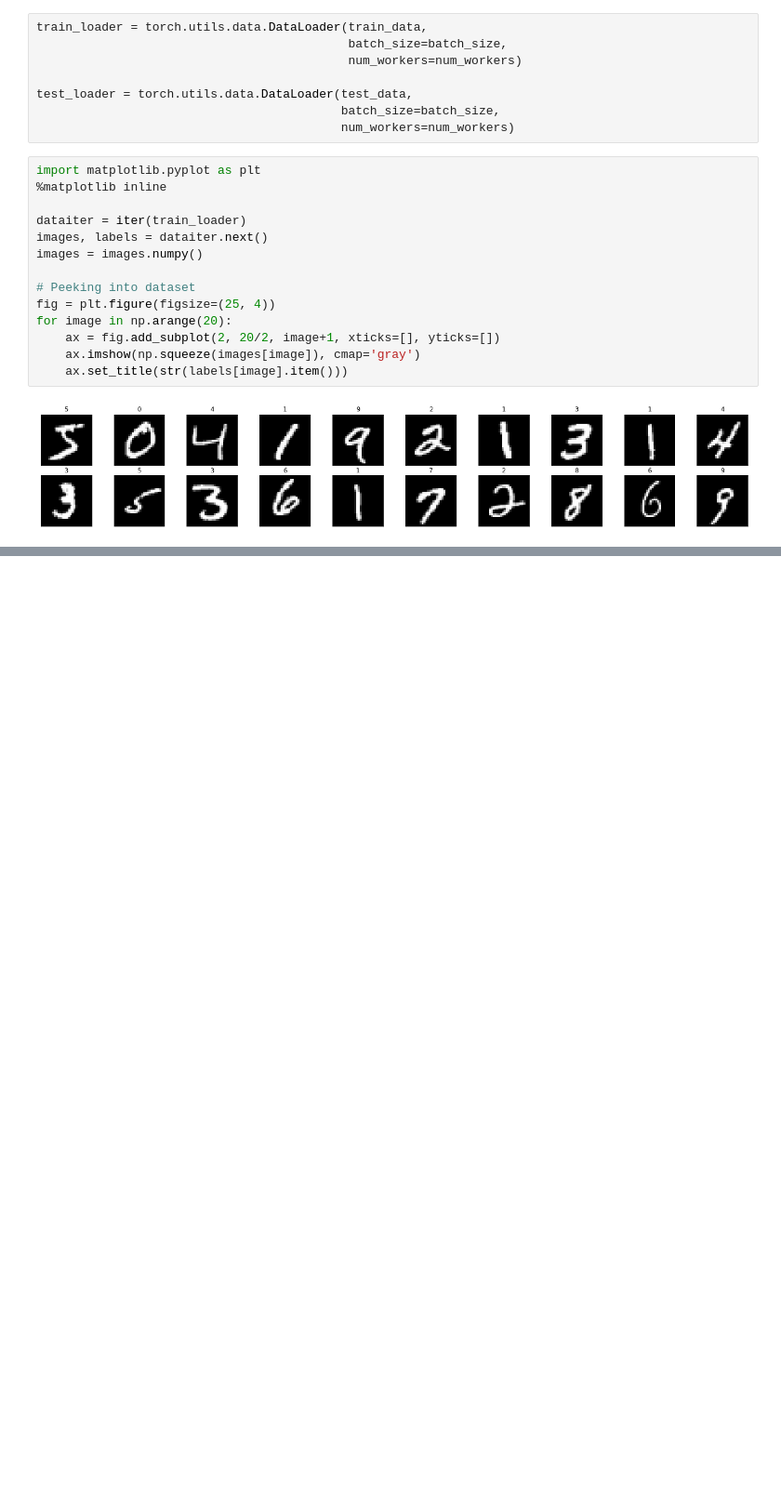
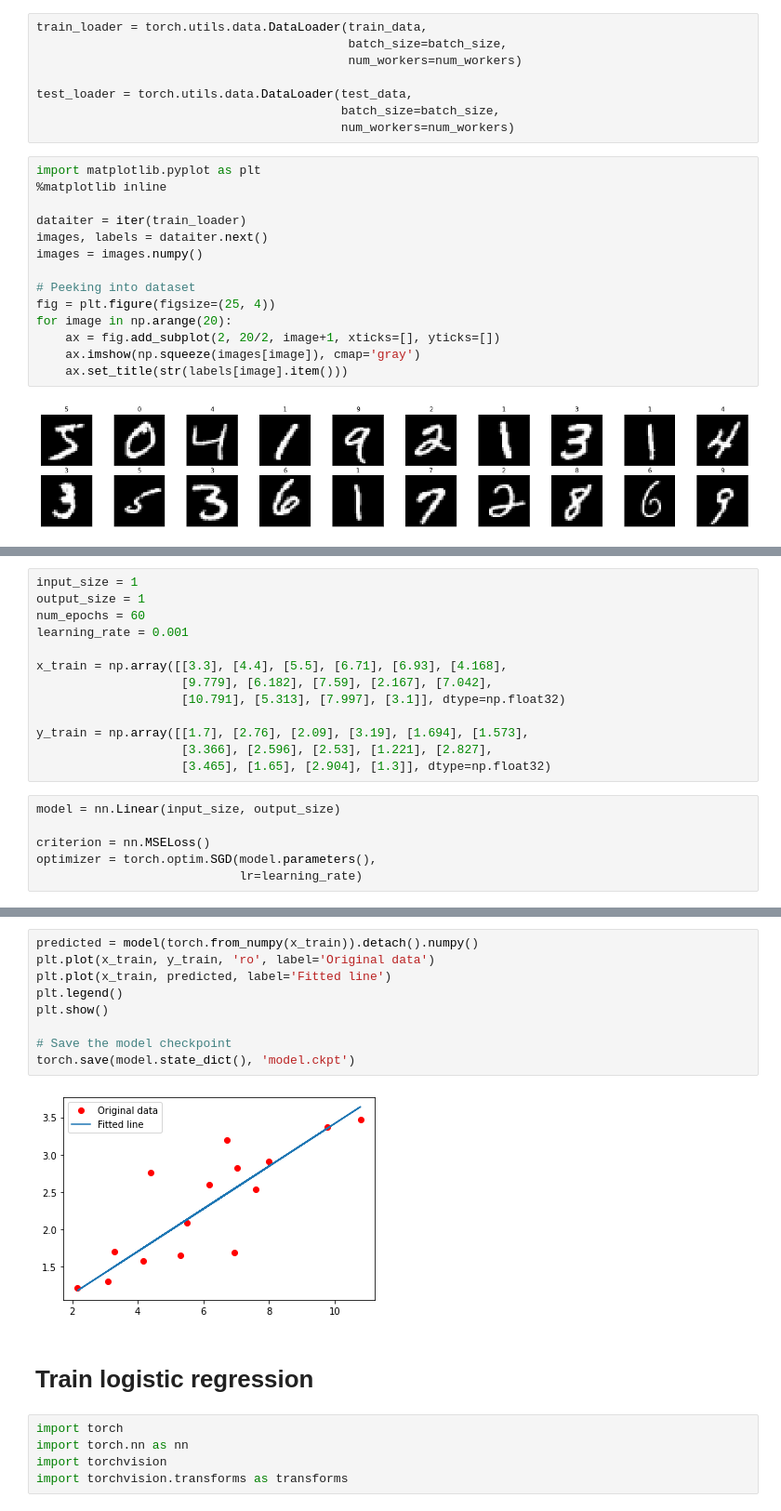
Before and after one commit to danik-tro/deep-learning, a Jupyter notebook: DNN/DNN.ipynb, the cells around one changed output, grey strips where cells are left out. Shown at 93% size. Saved outputs shown, nothing was run; the diff lists cells and outputs as text; blank space fills up the shorter version.

Commit message:
Added Linear, Logistic and Neural network models

```diff
--- a/DNN/DNN.ipynb
+++ b/DNN/DNN.ipynb
@@ -43,0 +131,19 @@ for image in np.arange(20):
+# %%
+input_size = 1
+output_size = 1
+num_epochs = 60
+learning_rate = 0.001
+
+x_train = np.array([[3.3], [4.4], [5.5], [6.71], [6.93], [4.168],
+                    [9.779], [6.182], [7.59], [2.167], [7.042],
+                    [10.791], [5.313], [7.997], [3.1]], dtype=np.float32)
+
+y_train = np.array([[1.7], [2.76], [2.09], [3.19], [1.694], [1.573],
+                    [3.366], [2.596], [2.53], [1.221], [2.827],
+                    [3.465], [1.65], [2.904], [1.3]], dtype=np.float32)
+# %%
+model = nn.Linear(input_size, output_size)
+
+criterion = nn.MSELoss()
+optimizer = torch.optim.SGD(model.parameters(),
+                            lr=learning_rate)
@@ -43,0 +177,18 @@ for image in np.arange(20):
+# %%
+predicted = model(torch.from_numpy(x_train)).detach().numpy()
+plt.plot(x_train, y_train, 'ro', label='Original data')
+plt.plot(x_train, predicted, label='Fitted line')
+plt.legend()
+plt.show()
+
+# Save the model checkpoint
+torch.save(model.state_dict(), 'model.ckpt')
+# %% [output]
+[figure, added]
+# %% [markdown]
+# Train logistic regression
+# %%
+import torch
+import torch.nn as nn
+import torchvision
+import torchvision.transforms as transforms
```
Also changed, not shown: parts of 39 cells of this notebook.
